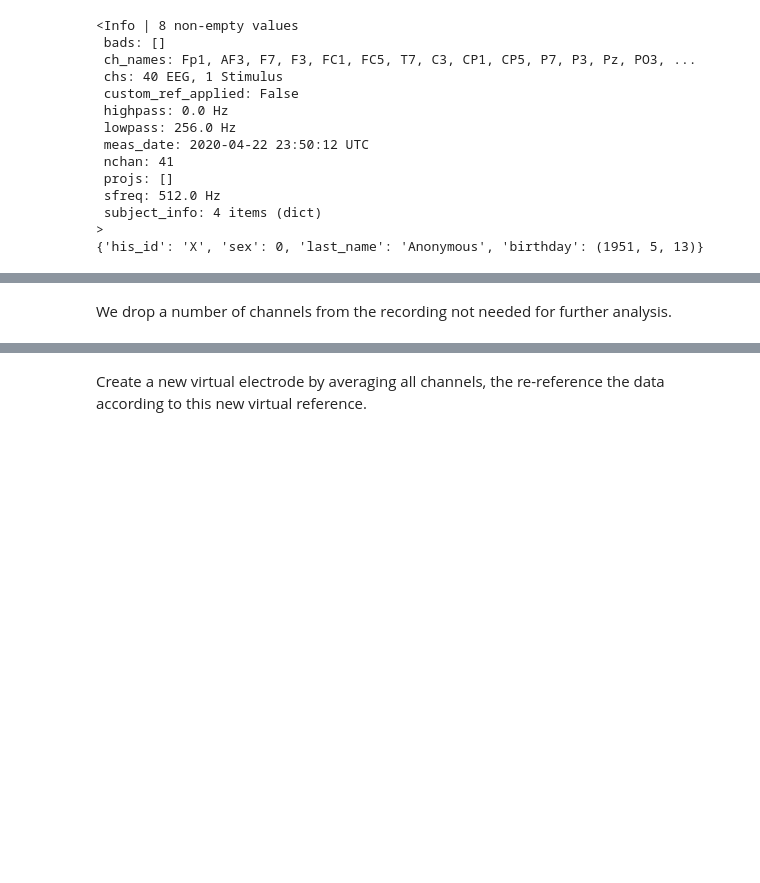
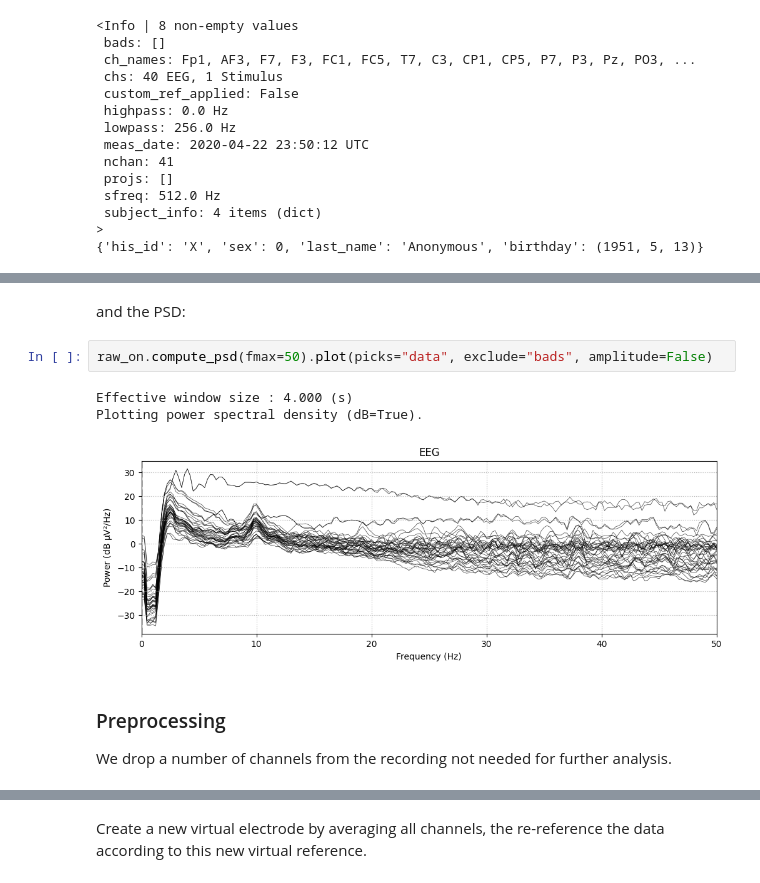
Before and after one commit to F2HEAL/PACFeedback, a Jupyter notebook: Notebooks/Intro.ipynb, the cells around one changed output, grey strips where cells are left out. Drawn from its saved outputs; the diff is of its cells as text; blank space fills up the shorter version.

```diff
--- a/Notebooks/Intro.ipynb
+++ b/Notebooks/Intro.ipynb
@@ -138,4 +172,14 @@ print(raw_on.info["subject_info"])
+# %% [markdown]
+and the PSD:
+# %%
+raw_on.compute_psd(fmax=50).plot(picks="data", exclude="bads", amplitude=False)
+# %% [output]
+Effective window size : 4.000 (s)
+Plotting power spectral density (dB=True).
+[figure, added]
 # %% [markdown]
+### Preprocessing
+
 We drop a number of channels from the recording not needed for further analysis.
 # %%
 raw_on.drop_channels(['EXG1', 'EXG2', 'EXG3', 'EXG4','EXG5', 'EXG6', 'EXG7', 'EXG8', 'Status'])
```
Also changed, not shown: parts of 30 cells of this notebook, 1 other file.
